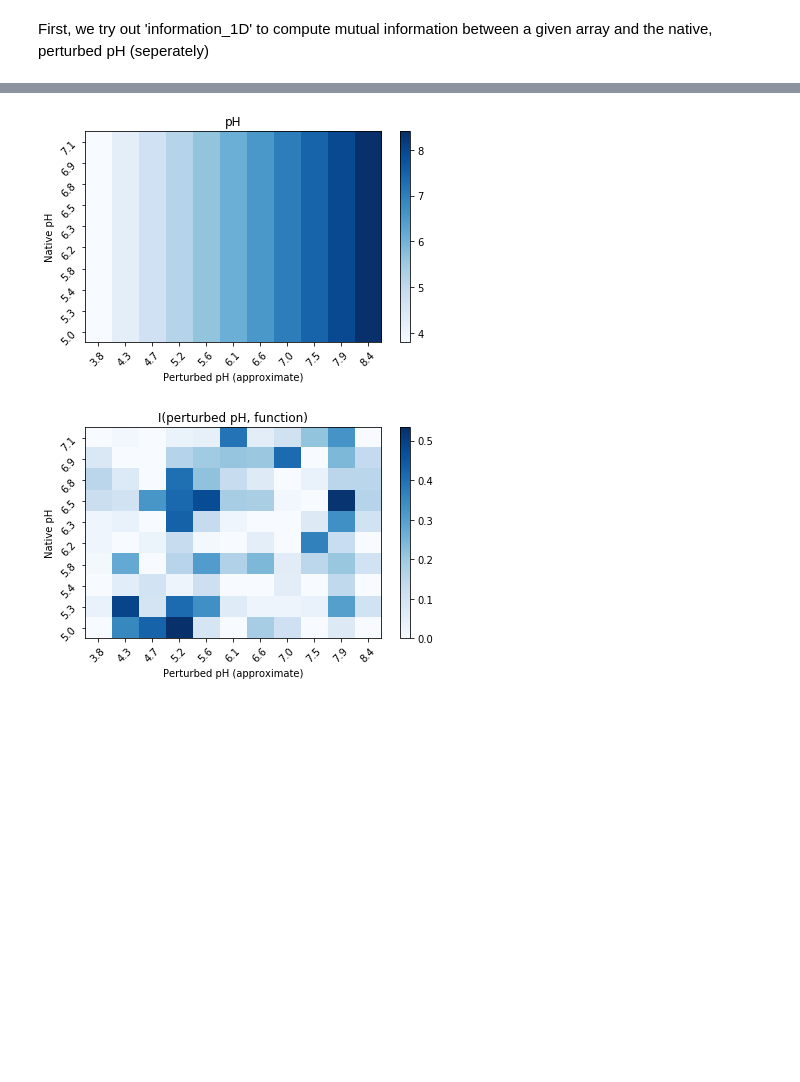
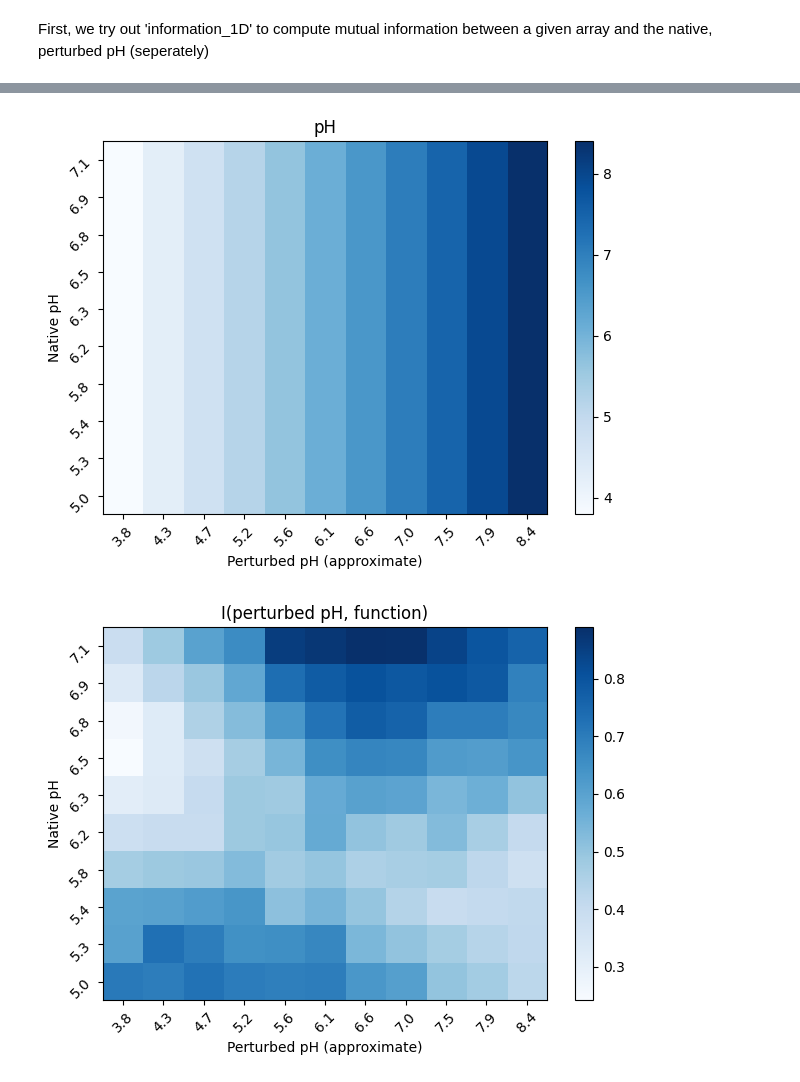
Before and after one commit to AddisonHowe/soil-metagenomics, a Jupyter notebook: information.ipynb, the cells around one changed output, grey strips where cells are left out. Saved outputs shown, nothing was run; the diff lists cells and outputs as text; code cells hidden in the pictures; blank space fills up the shorter version.

```diff
--- a/information.ipynb
+++ b/information.ipynb
@@ -338,53 +336,25 @@ plot(info, 'info')
 # %%
 '''
 pH_info = np.zeros((11,10))
 pH_1D = information_1D(data_slope)[1] + information_1D(data_final)[1]
 for row in pH_info:
     row += pH_1D
 pH_info = pH_info.T
 print(len(pH_info[0]))
 print(pH_1D)
 print(len(pH_1D))
 plot(pH_info, 'I(pH, function)')
 '''
 perturbed = np.linspace(3.8,8.4, 11)
 pH = np.zeros((10, 11))
 for row in pH:
     row += perturbed
-pH_info = information_2D(pH, data_slope) + information_2D(pH, data_final)
+
+pH_info, pH_low, pH_high =  information_2D(pH, data_final, neighborhood_size = 50, k = 6)
 
 plot(pH, 'pH')
 plot(pH_info, 'I(perturbed pH, function)')
-
-
-fig, ax = plt.subplots(figsize=(6, 6))
-
-x_min, x_max = 3.8, 8.4
-y_min, y_max = 5, 7
-data = info - pH_info
-cax = ax.imshow(data, cmap = 'RdBu', origin='lower', aspect='auto', vmin = -1, vmax = 1)
-
-# Set custom tick positions and labels
-num_ticks = 5  # number of ticks to show
-x_ticks = np.linspace(0, data.shape[1] - 1, num_ticks)
-y_ticks = np.linspace(0, data.shape[0] - 1, num_ticks)
-x_labels = np.linspace(x_min, x_max, num_ticks)
-y_labels = np.linspace(y_min, y_max, num_ticks)
-
-ax.set_xticks(x_ticks)
-ax.set_xticklabels([f"{label:.1f}" for label in x_labels])
-ax.set_yticks(y_ticks)
-ax.set_yticklabels([f"{label:.1f}" for label in y_labels])
-
-# Add colorbar and labels
-plt.colorbar(cax, ax=ax)
-ax.set_xlabel("Perturbed pH")
-ax.set_ylabel("Native pH")
-ax.set_title("I(allelic abundances, function) - I(pH, function)")
-
-# Show the plot
-plt.tight_layout()
-plt.show()
+plot((pH_high - pH_low)/2, 'pH error pH')
 # %% [output]
-[figure, old version]
+[figure, new version]
-[figure, old version]
+[figure, new version]
```
Also changed, not shown: parts of 16 cells of this notebook, 1 other file.
